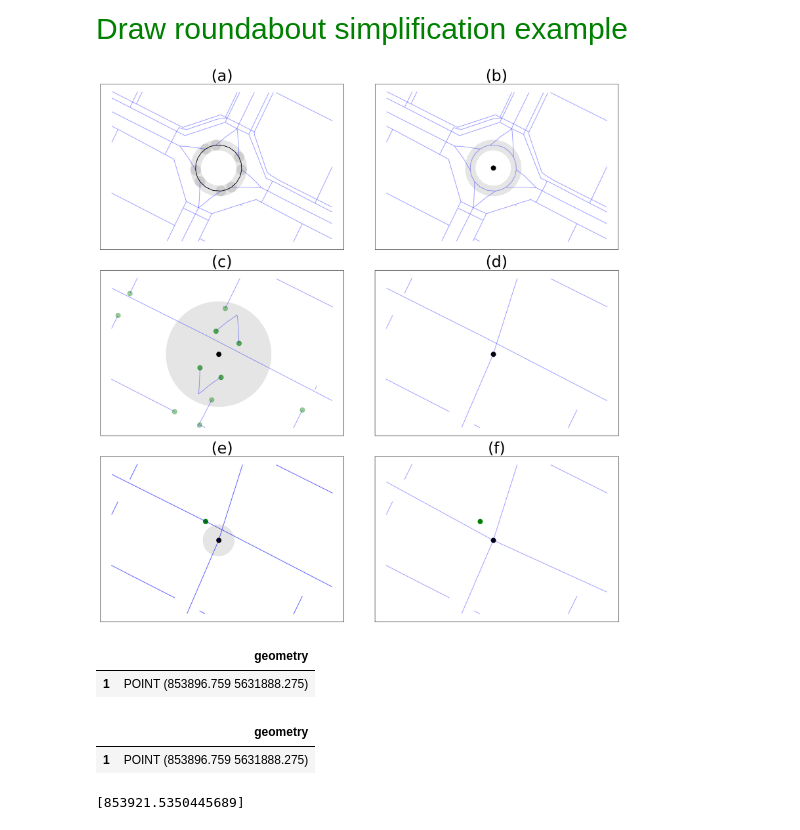
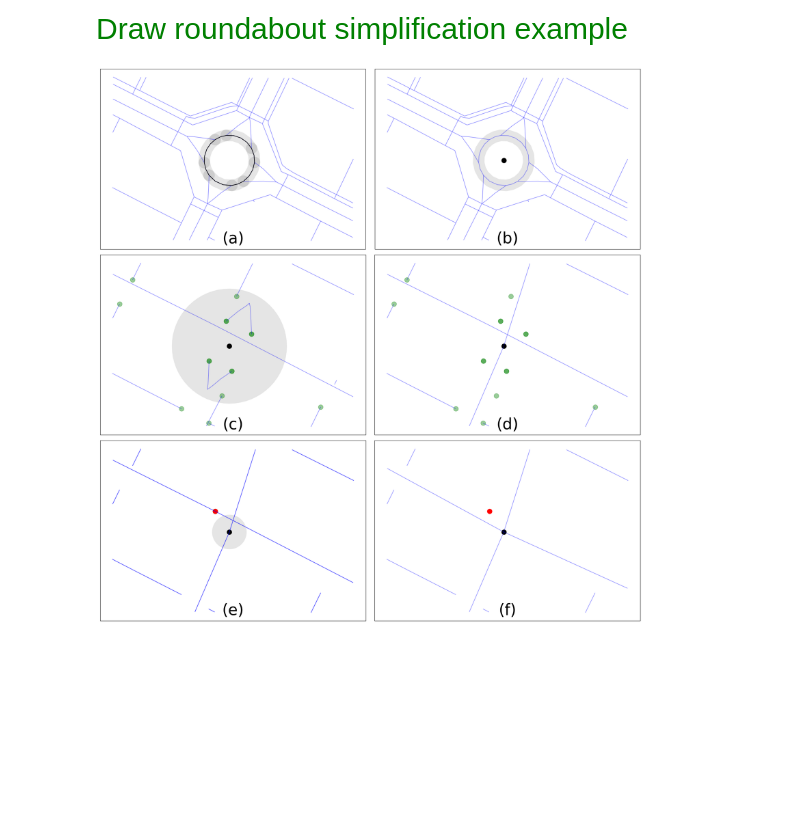
Before and after one commit to achic19/SOD0, a Jupyter notebook: Code/notebooks/roundabout.ipynb, the cells around one changed output. Cells and saved outputs as stored; diff of their text form; code cells hidden in the pictures; blank space fills up the shorter version.

```diff
--- a/Code/notebooks/roundabout.ipynb
+++ b/Code/notebooks/roundabout.ipynb
@@ -438,6 +438,15 @@ Turin_,Italy
 # %% [markdown]
 <span style="color: Green;font-size: 30px">Draw roundabout simplification example</span>
 # %%
+def my_set_title (p,k):
+    """
+    set subplot title
+    :param p: the subplot index
+    :param k: The subplot title
+    :return:
+    """
+    axs[p].set_title(f'{val[k]}',fontsize=fontsize,y=0.02, ha='center')
+
 polygon_to_clip = gpd.read_file(f'{data_folder}/roundabout_to_analysis.shp') # example area
 gdfs_to_save_micro= {}
 # Clip the networks by @polygon_to_clip
@@ -463,8 +472,8 @@ buffer_roundabout = clip_roundabout['geometry'].buffer(cap_style=1, distance=10,
 gdfs_to_save_micro['raw_data'].plot(ax=axs[p], color=road_c, alpha=0.4)
 buffer_roundabout.plot(ax=axs[p], color=roundabot_c, alpha=0.1)
 clip_roundabout.plot(ax=axs[p], color=roundabot_c, alpha=1)
+my_set_title(p,k)
 
-axs[0, 0].set_title(f'{val[k]}',fontsize=fontsize)
 
 
 # No topology correction - b
@@ -476,7 +485,7 @@ gdfs_to_save_micro['raw_data'].plot(ax=axs[p], color=road_c, alpha=0.4)
 center.plot(ax=axs[p],color=roundabot_c,markersize=point_size, alpha=1)
 # axs[p].scatter(center.geometry.x.to_list(), center.geometry.y.to_list(), color='red', s=80)
 GeoSeries(buffer_roundabout.unary_union,crs=project_crs).plot(ax=axs[p], color=roundabot_c, alpha=0.1)
-axs[p].set_title(f'{val[k]}',fontsize=fontsize)
+my_set_title(p,k)
 
 # No topology correction -c
 k+=1
@@ -485,16 +494,16 @@ gdfs_to_save_micro['topological_correcetion'].plot(ax=axs[p], color=road_c, alph
 center.buffer(100).plot(ax=axs[p], color=roundabot_c, alpha=0.1)
 gdfs_to_save_micro['deadend_pnts'].plot(ax=axs[p], color=points_c,markersize=point_size,  alpha=0.4)
 center.plot(ax=axs[p], color=roundabot_c,markersize=point_size,  alpha=1)
-axs[p].set_title(f'{val[k]}',fontsize=fontsize)
+my_set_title(p,k)
 
 # after correction 1 - d
 p=1,1
 k+=1
 
-
+gdfs_to_save_micro['deadend_pnts'].plot(ax=axs[p], color=points_c,markersize=point_size,  alpha=0.4)
 gdfs_to_save_micro['after_correction_1'].plot(ax=axs[p], color=road_c, alpha=0.4)
 center.plot(ax=axs[p], color=roundabot_c,markersize=point_size,  alpha=1)
-axs[p].set_title(f'{val[k]}',fontsize=fontsize)
+my_set_title(p,k)
 
 # almost done -e
 p=2,0
@@ -512,53 +521,41 @@ points_df= points_df[~points_df['geometry'].isin(center['geometry'])]
 points_df.plot(ax=axs[p], color=points_c,markersize=point_size,  alpha=1)
 
 #  Filter out the points that do not have intersections
+
 gdfs_to_save_micro['after_correction_1'].plot(ax=axs[p], color=road_c, alpha=0.4)
 
-points_df.plot(ax=axs[p], color=points_c,markersize=point_size,  alpha=1)
+
 center.plot(ax=axs[p], color=roundabot_c,markersize=point_size,  alpha=1)
 buffer.plot(ax=axs[p], color=roundabot_c, alpha=0.1)
 gdfs_to_save_micro['after_correction_1'].plot(ax=axs[p], color=road_c, alpha=0.4)
+points_df.plot(ax=axs[p], color='red',markersize=point_size,  alpha=1)
 
-axs[p].set_title(f'{val[k]}',fontsize=fontsize)
+my_set_title(p,k)
 
 
 # done -f
 p=2,1
 k+=1
 final =gdfs_to_save_micro['final']
 result = gpd.sjoin(points_df, final, op='intersects')
 non_intersecting_points = points_df[~points_df.index.isin(result.index)]
 
-non_intersecting_points.plot(ax=axs[p], color=points_c,markersize=point_size,  alpha=1)
+non_intersecting_points.plot(ax=axs[p], color='red',markersize=point_size,  alpha=1)
 final.plot(ax=axs[p], color=road_c, alpha=0.4)
 center.plot(ax=axs[p], color=roundabot_c,markersize=point_size,  alpha=1)
 
-axs[p].set_title(f'{val[k]}',fontsize=fontsize)
+my_set_title(p,k)
 
 
 
 # Remove ticks from all subplots
 for ax in axs.flatten():
     ax.set_xticks([])
     ax.set_yticks([])
 
 # Adjust layout to minimize overlapping
 plt.tight_layout()
 plt.savefig(f'{os.path.dirname(pjr_loc)}/versions/figs/roundabout.png')
 plt.show()
 # %% [output]
-[figure, old version]
+[figure, new version]
-# %%
-points_df
-# %% [output]
-|  | geometry |
-| 1 | POINT (853896.759 5631888.275) |
-# %%
-points_df[~points_df['geometry'].isin(center['geometry'])]
-# %% [output]
-|  | geometry |
-| 1 | POINT (853896.759 5631888.275) |
-# %%
-center.geometry.x.to_list()
-# %% [output]
-[853921.5350445689]
```
Also changed, not shown: 3 other files.
